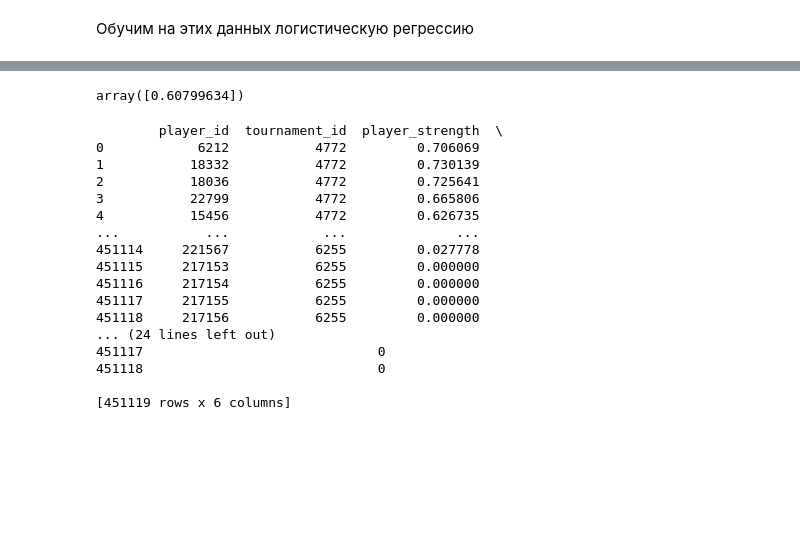
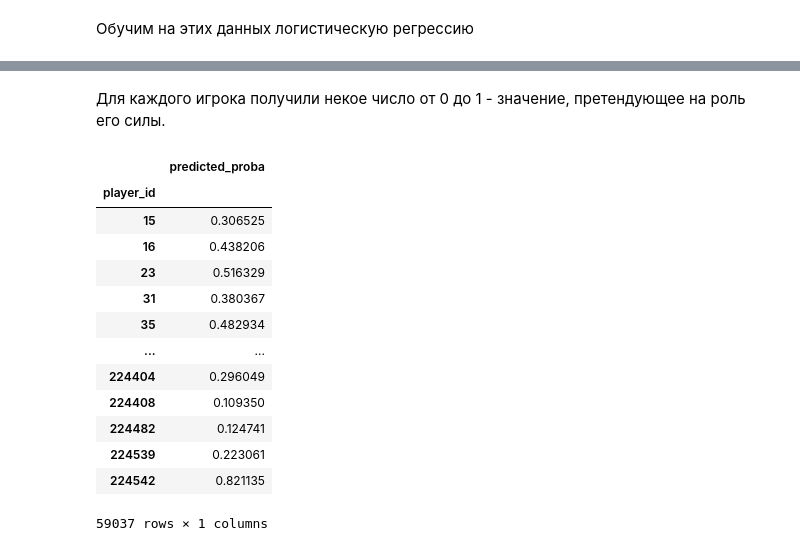
Before and after one commit to SergeyBondarev/probabilistic-rating-system, a Jupyter notebook: chgk-EM-rating.ipynb, the cells around one changed output, grey strips where cells are left out. Cells and saved outputs as stored; diff of their text form; code cells hidden in the pictures; blank space fills up the shorter version.

```diff
--- a/chgk-EM-rating.ipynb
+++ b/chgk-EM-rating.ipynb
@@ -326,2 +358,22 @@ array([0.43825677, 0.01899904, 0.0766424 ])
+# %% [markdown]
+Для каждого игрока получили некое число от 0 до 1 - значение, претендующее на роль его силы.
+# %%
+player_by_strength = df.groupby('player_id').mean()[['predicted_proba']]
+player_by_strength
+# %% [output]
+|  | predicted_proba |
+| player_id |  |
+| 15 | 0.306525 |
+| 16 | 0.438206 |
+| 23 | 0.516329 |
+| 31 | 0.380367 |
+| 35 | 0.482934 |
+| ... | ... |
+| 224404 | 0.296049 |
+| 224408 | 0.109350 |
+| 224482 | 0.124741 |
+| 224539 | 0.223061 |
+| 224542 | 0.821135 |
+59037 rows × 1 columns
 # %%
 from scipy.stats import kendalltau, spearmanr
@@ -330,26 +379,0 @@ df.groupby('player_id')
-# %%
-lr.predict([[0.777778, 1.0, 1]])
-# %% [output]
-array([0.60799634])
-# %%
-for dataframe in df.groupby('player_id'):
-    print(df)
-    break
-# %% [output]
-        player_id  tournament_id  player_strength  \
-0            6212           4772         0.706069
-1           18332           4772         0.730139
-2           18036           4772         0.725641
-3           22799           4772         0.665806
-4           15456           4772         0.626735
-...           ...            ...              ...
-451114     221567           6255         0.027778
-451115     217153           6255         0.000000
-451116     217154           6255         0.000000
-451117     217155           6255         0.000000
-451118     217156           6255         0.000000
-... (24 lines left out)
-451117                              0
-451118                              0
-
-[451119 rows x 6 columns]
```
Also changed, not shown: parts of 12 cells of this notebook.
